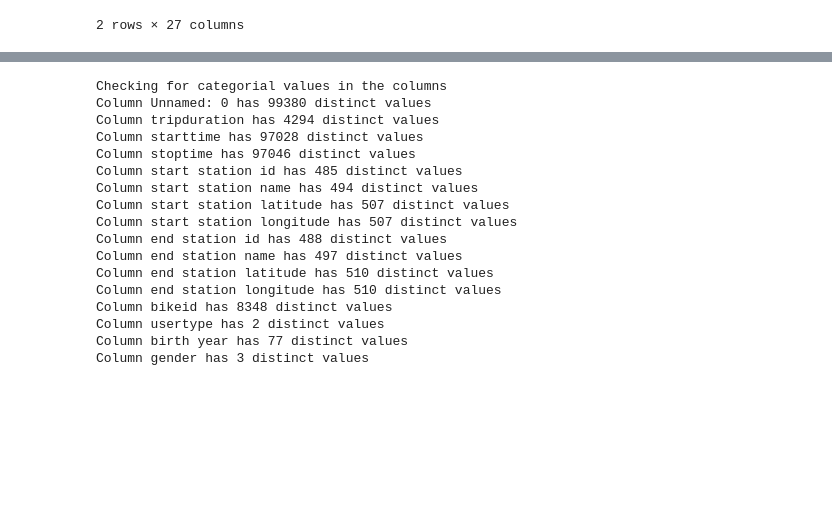
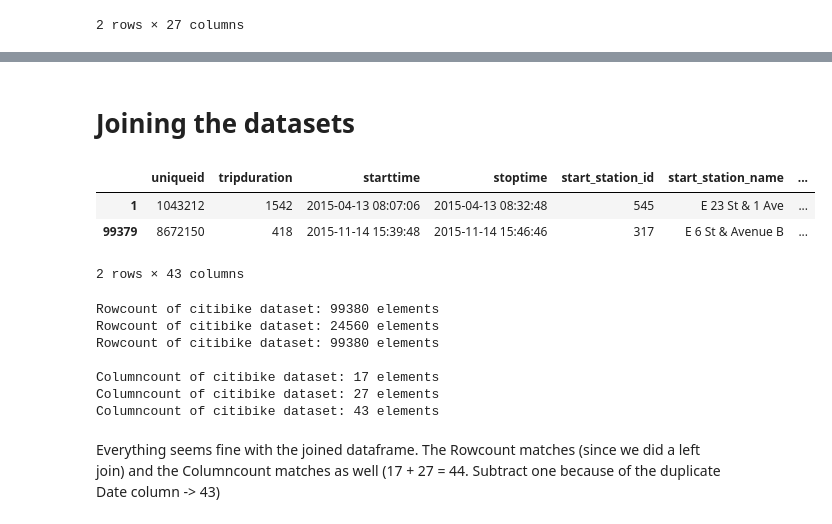
Before and after one commit to PaulPavlis/M3_BigData_MachineLearning, a Jupyter notebook: assignment_2_etl.ipynb, the cells around one changed output, grey strips where cells are left out. Drawn from its saved outputs; the diff is of its cells as text; code cells hidden in the pictures; blank space fills up the shorter version.

```diff
--- a/assignment_2_etl.ipynb
+++ b/assignment_2_etl.ipynb
@@ -56,0 +69,10 @@ Gerne auch Sachen von assignment 1 hier reinkopieren, falls es notwendig ist. Ha
+# %%
+df_citibike.rename(columns={"start station id": "start_station_id",
+                            "start station name": "start_station_name",
+                            "start station latitude": "start_station_latitude",
+                            "start station longitude": "start_station_longitude",
+                            "end station id": "end_station_id",
+                            "end station name": "end_station_name",
+                            "end station latitude": "end_station_latitude",
+                            "end station longitude": "end_station_longitude",
+                            "birth year": "birth_year"}, inplace=True)
@@ -56,0 +111,6 @@ Gerne auch Sachen von assignment 1 hier reinkopieren, falls es notwendig ist. Ha
+# %%
+print("Convert to categorial variables")
+df_citibike["start_station_id"] = df_citibike["start_station_id"].astype("category")
+df_citibike["end_station_id"] = df_citibike["end_station_id"].astype("category")
+df_citibike["usertype"] = df_citibike["usertype"].astype("category")
+df_citibike["gender"] = df_citibike["gender"].astype("category")
@@ -56,0 +119,3 @@ Gerne auch Sachen von assignment 1 hier reinkopieren, falls es notwendig ist. Ha
+# %%
+print("Convert birth_year to Integer")
+df_citibike["birth_year"] = df_citibike["birth_year"].astype("Int64") #Int64Dtype can handle NaN values compared to int64
@@ -56,0 +126,2 @@ Gerne auch Sachen von assignment 1 hier reinkopieren, falls es notwendig ist. Ha
+# %%
+df_citibike["Date"] = pd.to_datetime(df_citibike["starttime"].dt.date)
@@ -349,22 +449,26 @@ dtype: int64
-# %%
-print("Checking for categorial values in the columns")
-for column in df_citibike.columns:
-    print(f"Column {column} has {df_citibike[column].value_counts().count()} distinct values")
-# %% [output]
-Checking for categorial values in the columns
-Column Unnamed: 0 has 99380 distinct values
-Column tripduration has 4294 distinct values
-Column starttime has 97028 distinct values
-Column stoptime has 97046 distinct values
-Column start station id has 485 distinct values
-Column start station name has 494 distinct values
-Column start station latitude has 507 distinct values
-Column start station longitude has 507 distinct values
-Column end station id has 488 distinct values
-Column end station name has 497 distinct values
-Column end station latitude has 510 distinct values
-Column end station longitude has 510 distinct values
-Column bikeid has 8348 distinct values
-Column usertype has 2 distinct values
-Column birth year has 77 distinct values
-Column gender has 3 distinct values
+# %% [markdown]
+# Joining the datasets
+# %%
+df_citibike_weather = pd.merge(df_citibike, df_weather, how="left", on="Date")
+df_citibike_weather.iloc[[1, -1]]
+# %% [output]
+|  | uniqueid | tripduration | starttime | stoptime | start_station_id | start_station_name | ... |
+| 1 | 1043212 | 1542 | 2015-04-13 08:07:06 | 2015-04-13 08:32:48 | 545 | E 23 St & 1 Ave | ... |
+| 99379 | 8672150 | 418 | 2015-11-14 15:39:48 | 2015-11-14 15:46:46 | 317 | E 6 St & Avenue B | ... |
+2 rows × 43 columns
+# %%
+print(f"Rowcount of citibike dataset: {len(df_citibike)} elements")
+print(f"Rowcount of citibike dataset: {len(df_weather)} elements")
+print(f"Rowcount of citibike dataset: {len(df_citibike_weather)} elements\n")
+
+print(f"Columncount of citibike dataset: {len(df_citibike.columns)} elements")
+print(f"Columncount of citibike dataset: {len(df_weather.columns)} elements")
+print(f"Columncount of citibike dataset: {len(df_citibike_weather.columns)} elements")
+# %% [output]
+Rowcount of citibike dataset: 99380 elements
+Rowcount of citibike dataset: 24560 elements
+Rowcount of citibike dataset: 99380 elements
+
+Columncount of citibike dataset: 17 elements
+Columncount of citibike dataset: 27 elements
+Columncount of citibike dataset: 43 elements
@@ -370,0 +477,2 @@ Column gender has 3 distinct values
+# %% [markdown]
+Everything seems fine with the joined dataframe. The Rowcount matches (since we did a left join) and the Columncount matches as well (17 + 27 = 44. Subtract one because of the duplicate Date column -> 43)
```
Also changed, not shown: parts of 30 cells of this notebook.
